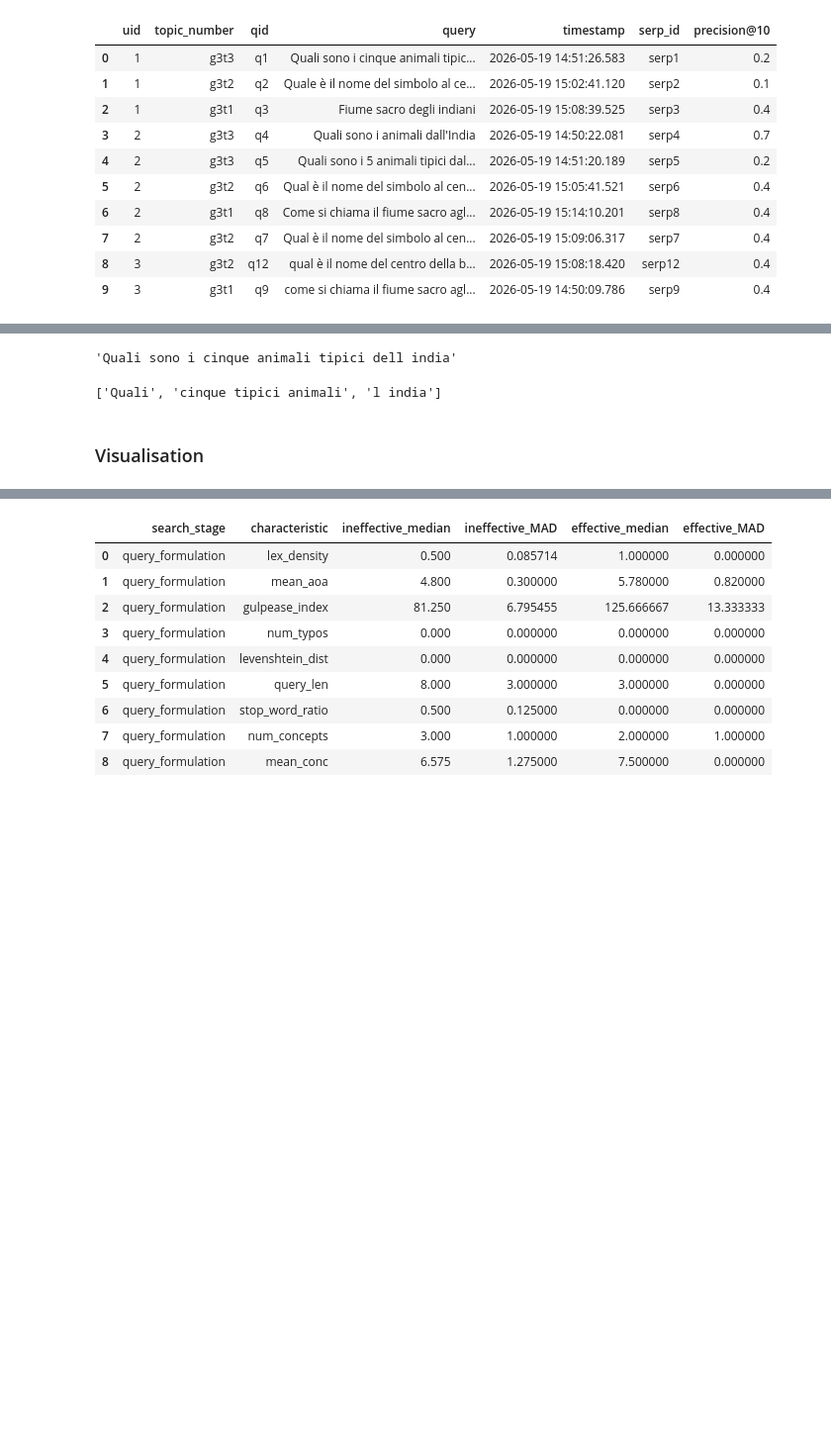
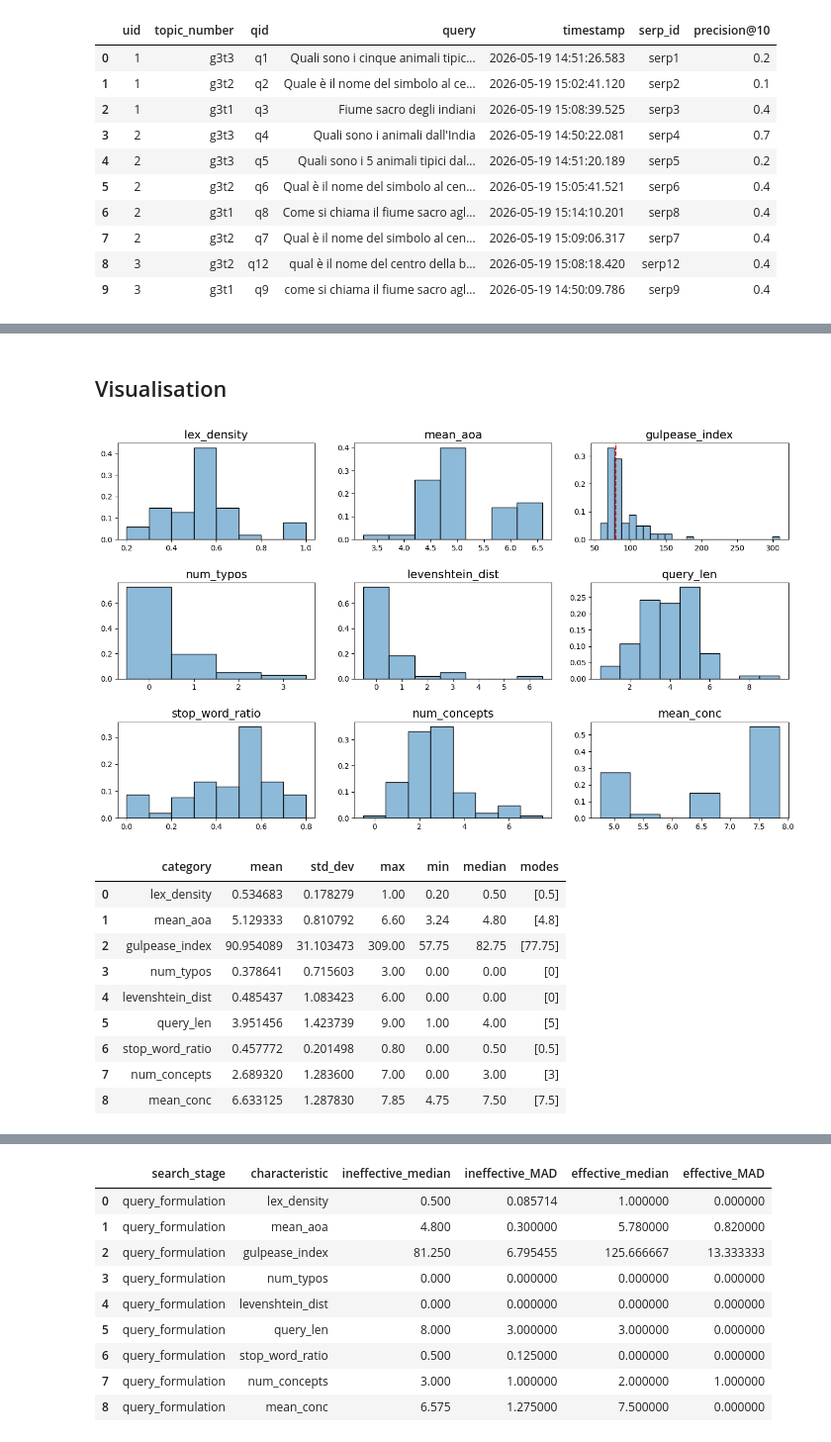
Before and after one commit to SOLandChildren/CHIIR27_LogAnalysis, a Jupyter notebook: query_formulation.ipynb, the cells around one changed output, grey strips where cells are left out. Shown at 99% size. Drawn from its saved outputs; the diff is of its cells as text; code cells hidden in the pictures; blank space fills up the shorter version.

```diff
--- a/query_formulation.ipynb
+++ b/query_formulation.ipynb
@@ -172,12 +155,47 @@ query_df.loc[query_df["uid"]==5]
-# %%
-query_df["query"][0]
-# %% [output]
-'Quali sono i cinque animali tipici dell india'
-# %%
-
-print(noun_phrases)
-# Output: ['La bella città', 'Roma', 'molti turisti', 'ogni anno']
-# %% [output]
-['Quali', 'cinque tipici animali', 'l india']
 # %% [markdown]
-### Visualisation
+## Visualisation
+# %%
+## RQ1: How do children search?
+
+import pandas as pd
+from driver import get_descriptive_stats
+
+query_df = pd.read_csv("Data/query_formulation_df.csv")
+categories = [
+    # language fluency
+    "lex_density", "mean_aoa", "gulpease_index",
+    # "lex_diversity", "ttr",
+    "num_typos", "levenshtein_dist",
+
+    # query intent complexity
+    "query_len", "stop_word_ratio", "num_concepts", "mean_conc"
+    ]
+
+binwidth_map = {
+    "lex_density": 0.1,
+    # "lex_diversity": 0.01,
+    # "ttr": 0.1,
+    "mean_aoa": 0.5,
+    "gulpease_index": 10,
+    "num_typos": 1,
+    "levenshtein_dist": 1,
+    "query_len": 1,
+    "stop_word_ratio": 0.1,
+    "num_concepts": 1,
+    "mean_conc": 0.5
+}
+
+desc_stats = get_descriptive_stats(df=query_df, search_stage="query_formulation", categories=categories, ncols=3, nrows=3, binwidth_map=binwidth_map)
+desc_stats
+# %% [output]
+[figure, added]
+|  | category | mean | std_dev | max | min | median | modes |
+| 0 | lex_density | 0.534683 | 0.178279 | 1.00 | 0.20 | 0.50 | [0.5] |
+| 1 | mean_aoa | 5.129333 | 0.810792 | 6.60 | 3.24 | 4.80 | [4.8] |
+| 2 | gulpease_index | 90.954089 | 31.103473 | 309.00 | 57.75 | 82.75 | [77.75] |
+| 3 | num_typos | 0.378641 | 0.715603 | 3.00 | 0.00 | 0.00 | [0] |
+| 4 | levenshtein_dist | 0.485437 | 1.083423 | 6.00 | 0.00 | 0.00 | [0] |
+| 5 | query_len | 3.951456 | 1.423739 | 9.00 | 1.00 | 4.00 | [5] |
+| 6 | stop_word_ratio | 0.457772 | 0.201498 | 0.80 | 0.00 | 0.50 | [0.5] |
+| 7 | num_concepts | 2.689320 | 1.283600 | 7.00 | 0.00 | 3.00 | [3] |
+| 8 | mean_conc | 6.633125 | 1.287830 | 7.85 | 4.75 | 7.50 | [7.5] |
```
Also changed, not shown: parts of 25 cells of this notebook, 25 other files.
